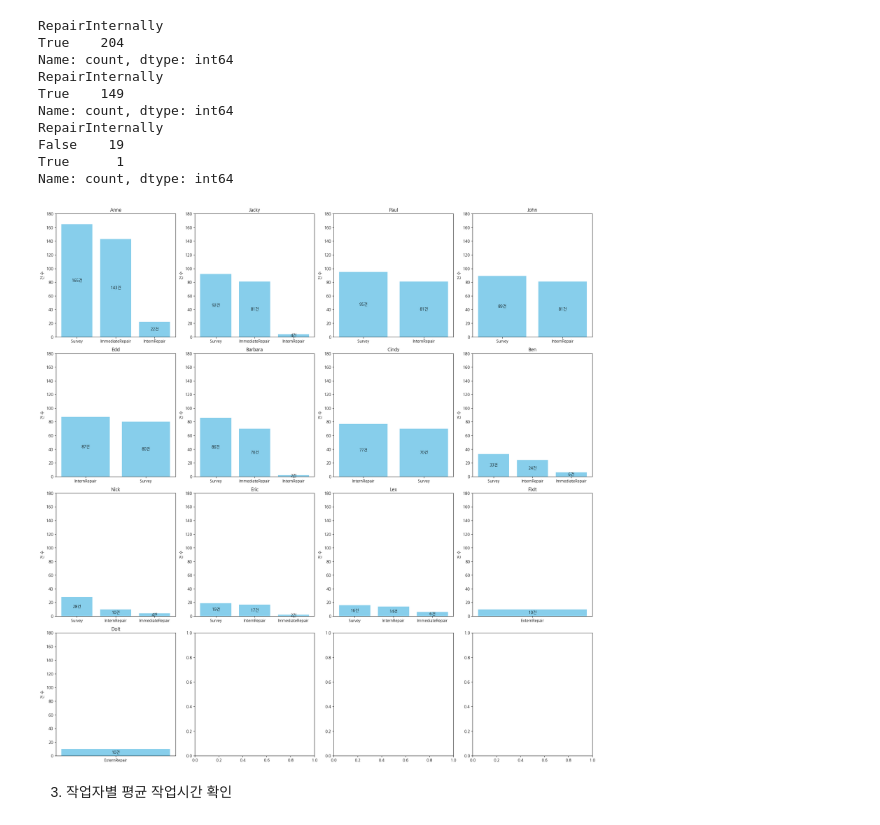
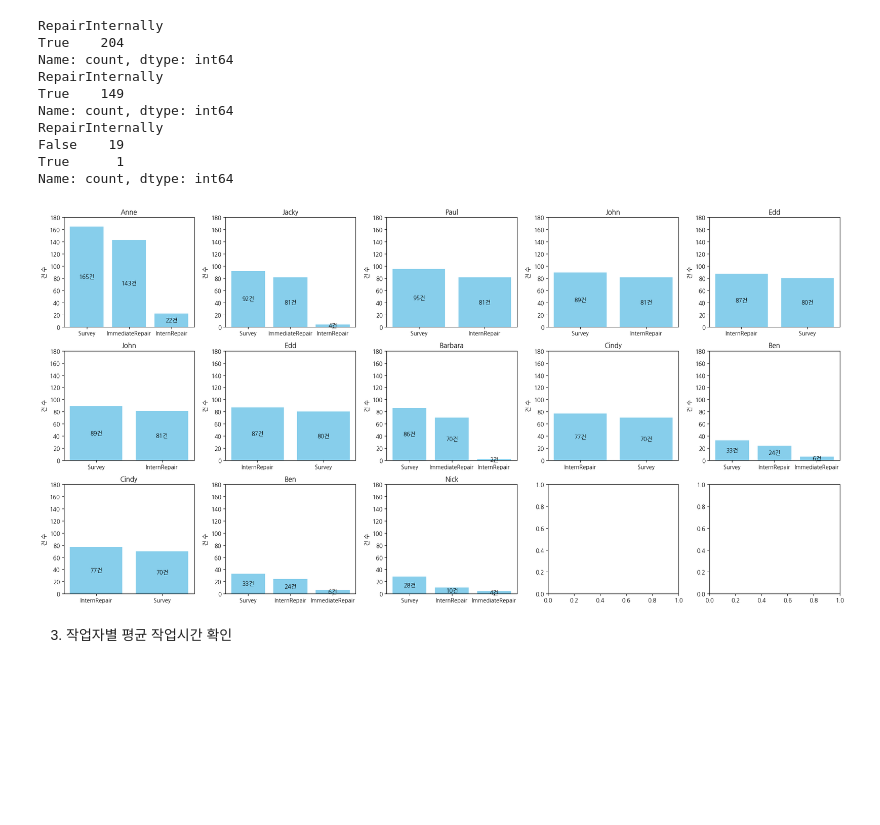
Before and after one commit to joo9810/Study, a Jupyter notebook: test.ipynb, the cells around one changed output. Drawn from its saved outputs; the diff is of its cells as text; code cells hidden in the pictures; blank space fills up the shorter version.

```diff
--- a/test.ipynb
+++ b/test.ipynb
@@ -668,33 +702,33 @@ False    19
 True      1
 Name: count, dtype: int64
 # %%
-fig, axs = plt.subplots(4, 4, figsize = (20, 20))
+fig, axs = plt.subplots(3, 5, figsize = (20, 10))
 
-for i in range(4):
-    for j in range(4):
-        if i*4 + j <= 12:
-            originator = repair_worker[i*4 + j]
+for i in range(3):
+    for j in range(5):
+        if i*5 + j <= 12:
+            originator = repair_worker[i*3 + j]
             task_counts = df3[df3['originator'] == originator]['taskID'].value_counts()
             bars = axs[i][j].bar(task_counts.index, task_counts.values, color = 'skyblue')
 
             for bar in bars:
                 yval = bar.get_height()
                 axs[i][j].text(bar.get_x() + bar.get_width()/2, yval/2, f'{yval}건', ha = 'center', va = 'center')
 
             axs[i][j].set_title(originator)
             axs[i][j].set_ylabel('건 수')
             axs[i][j].set_ylim(0, 180)
 
 plt.tight_layout()
 plt.show()
 
 # FitIt과 DoIt은 외부 작업자인 것으로 보이고 나머지 작업자들은 내부 작업자로 보임
 # 앞서 InformClientSurvey -> Survey간 소요 시간이 많이 걸림
 # 시스템이 고객에게 검사 예정 통보를 하고 검사가 시작될 때까지 많은 대기시간이 있는 것으로 생각 됨
 # 이는 검사를 진행하는 수리 작업자들의 업무가 많아 검사가 지연되는 것으로 생각 됨
 # 따라서 InternRepair와 ImmediateRepair는 작업량을 좀 더 고르게 배분해야 할 것으로 보임
 # %% [output]
-[figure, old version]
+[figure, new version]
 # %% [markdown]
 3) 작업자별 평균 작업시간 확인
 # %%
```
Also changed, not shown: parts of 16 cells of this notebook.
